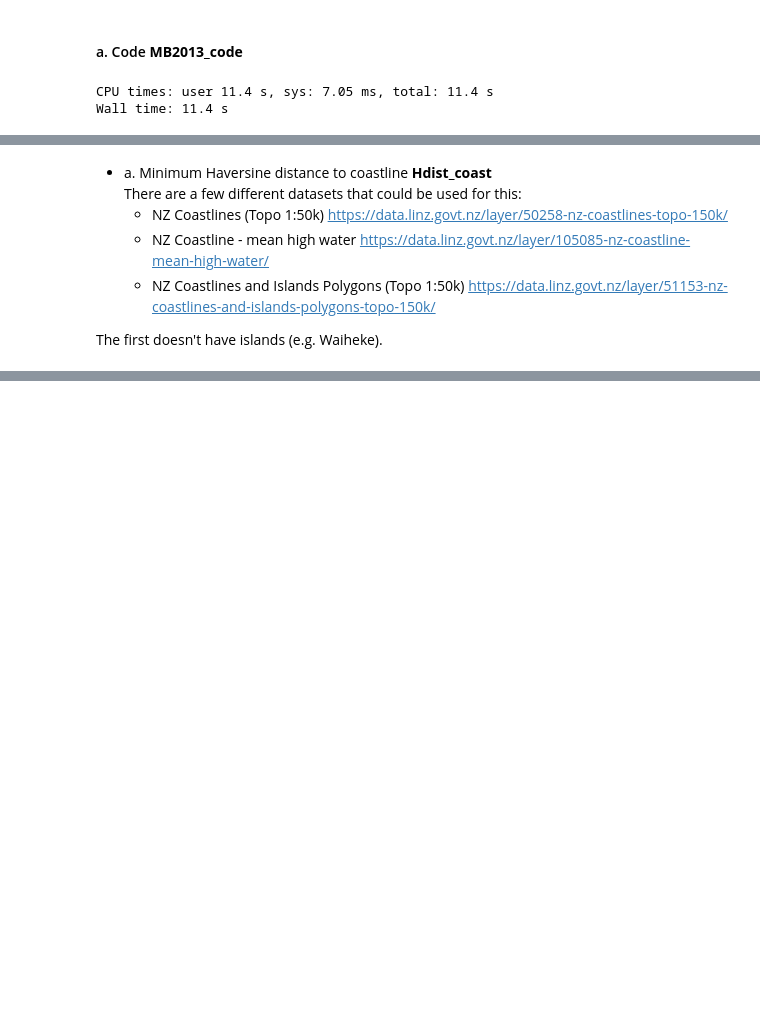
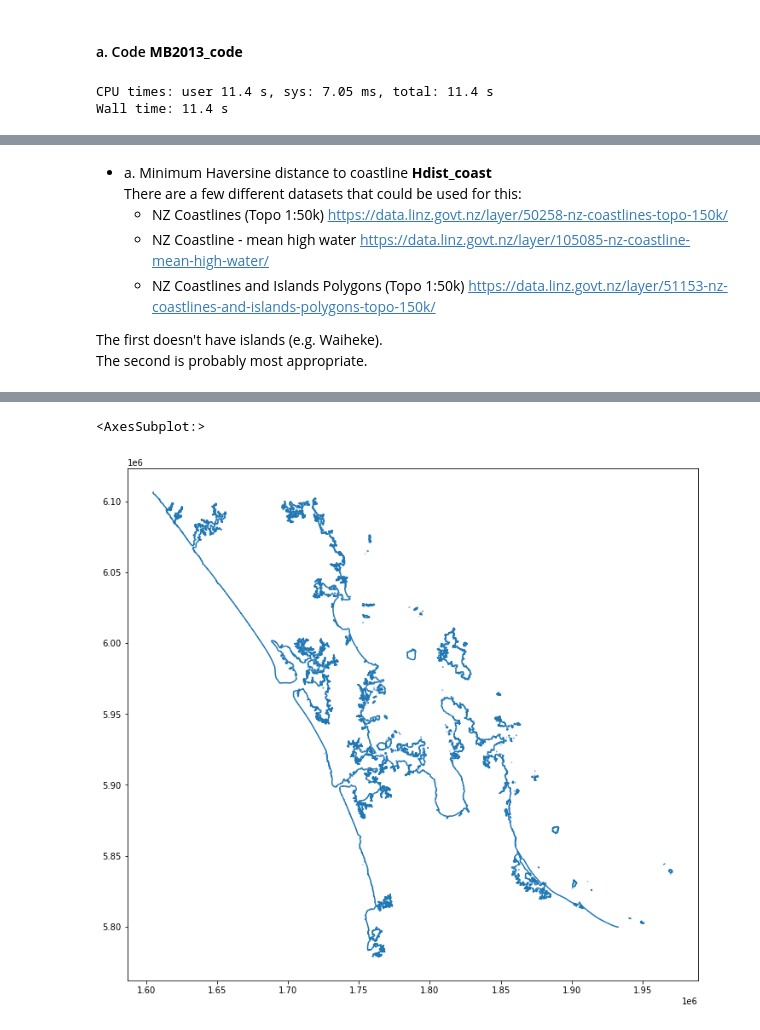
Before and after one commit to UoA-eResearch/auckland-housing, a Jupyter notebook: phase1.ipynb, the cells around one changed output, grey strips where cells are left out. Cells and saved outputs as stored; diff of their text form; code cells hidden in the pictures; blank space fills up the shorter version.

Commit message:
add distance to coastline

```diff
--- a/phase1.ipynb
+++ b/phase1.ipynb
@@ -124,3 +129,12 @@ There are a few different datasets that could be used for this:
     - NZ Coastlines and Islands Polygons (Topo 1:50k) https://data.linz.govt.nz/layer/51153-nz-coastlines-and-islands-polygons-topo-150k/
 
 The first doesn't have islands (e.g. Waiheke).
+The second is probably most appropriate.
+# %%
+%%time
+bounds2193 = {'x1': 1.5e6, 'x2':2e6, 'y1':5.8e6, 'y2':6.1e6}
+coastline = gpd.read_file('input/lds-nz-coastline-mean-high-water-FGDB.zip!nz-coastline-mean-high-water.gdb').to_crs(2193)
+coastline = coastline.cx[bounds2193['x1']:bounds2193['x2'], bounds2193['y1']:bounds2193['y2']]
+coastline_dissolved = coastline.dissolve()
+coastline_dissolved.plot()
+# %% [output]
@@ -126,0 +143,2 @@ The first doesn't have islands (e.g. Waiheke).
+<AxesSubplot:>
+[figure, added]
```
Also changed, not shown: parts of 9 cells of this notebook, 2 other files.
